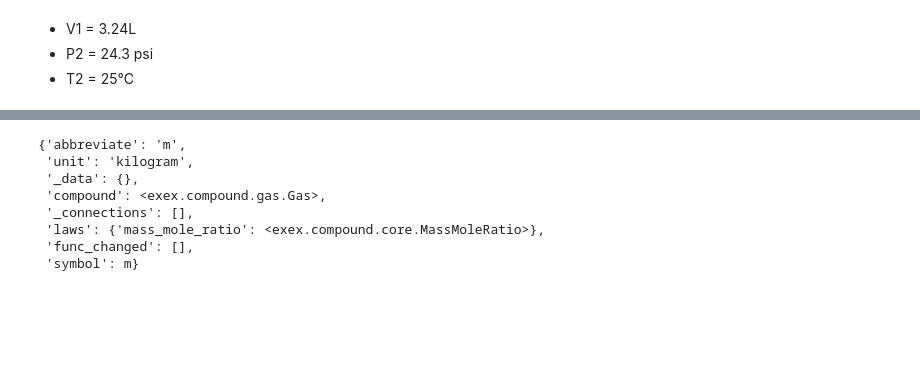
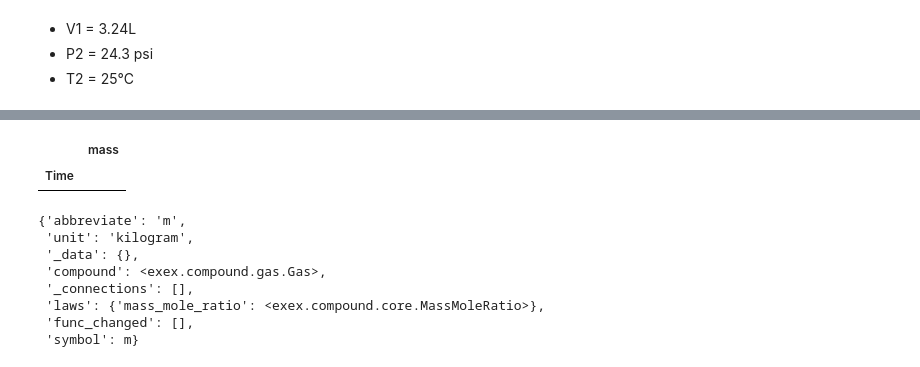
Before and after one commit to xrsrke/exex, a Jupyter notebook: tutorials/10_gases.ipynb, the cells around one changed output, grey strips where cells are left out. Saved outputs shown, nothing was run; the diff lists cells and outputs as text; code cells hidden in the pictures; blank space fills up the shorter version.

Commit message:
add order to table in compound

```diff
--- a/tutorials/10_gases.ipynb
+++ b/tutorials/10_gases.ipynb
@@ -37,4 +38,9 @@ H2.info()
 | 5 | NaN | NaN | NaN | NaN | {'value': 41.2} | NaN |
+# %%
+H2.info(columns=['mass'])
+# %% [output]
+|  | mass |
+| Time |  |
 # %%
 H2.properties['mass'].__dict__
 # %% [output]
```
Also changed, not shown: parts of 11 cells of this notebook, 2 other files.
